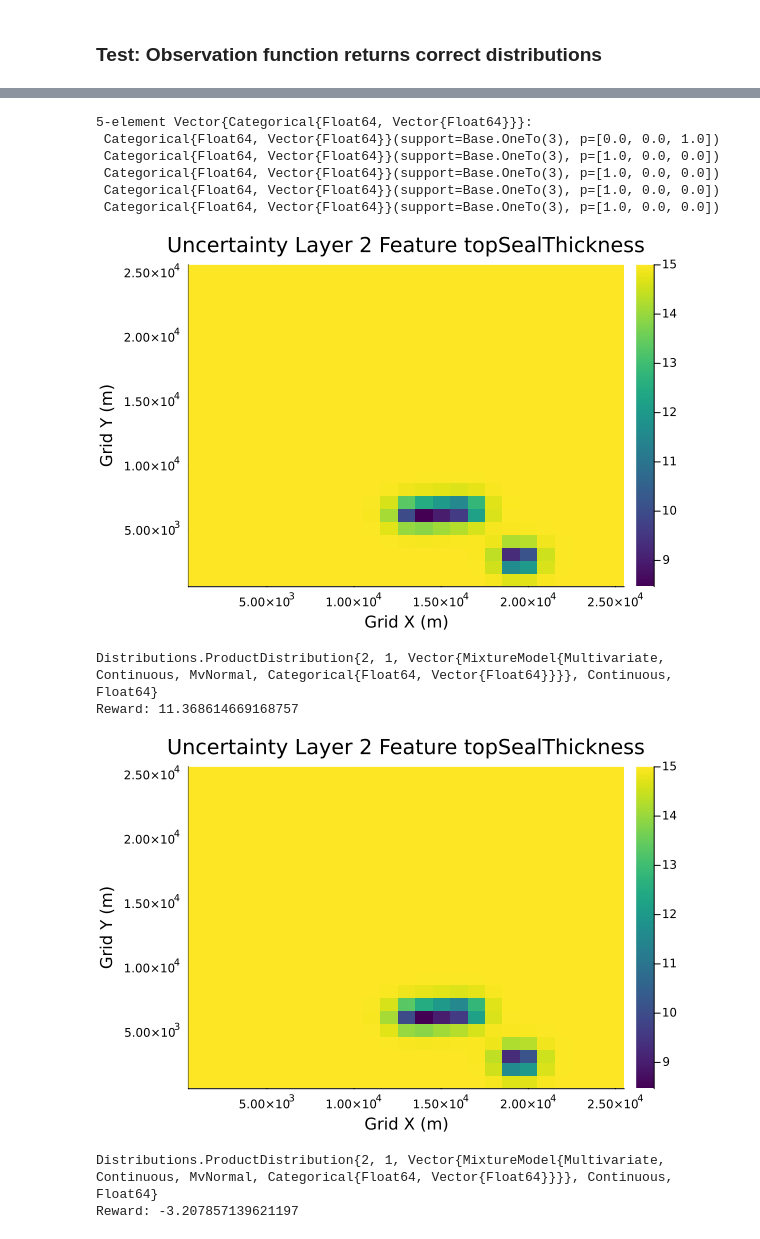
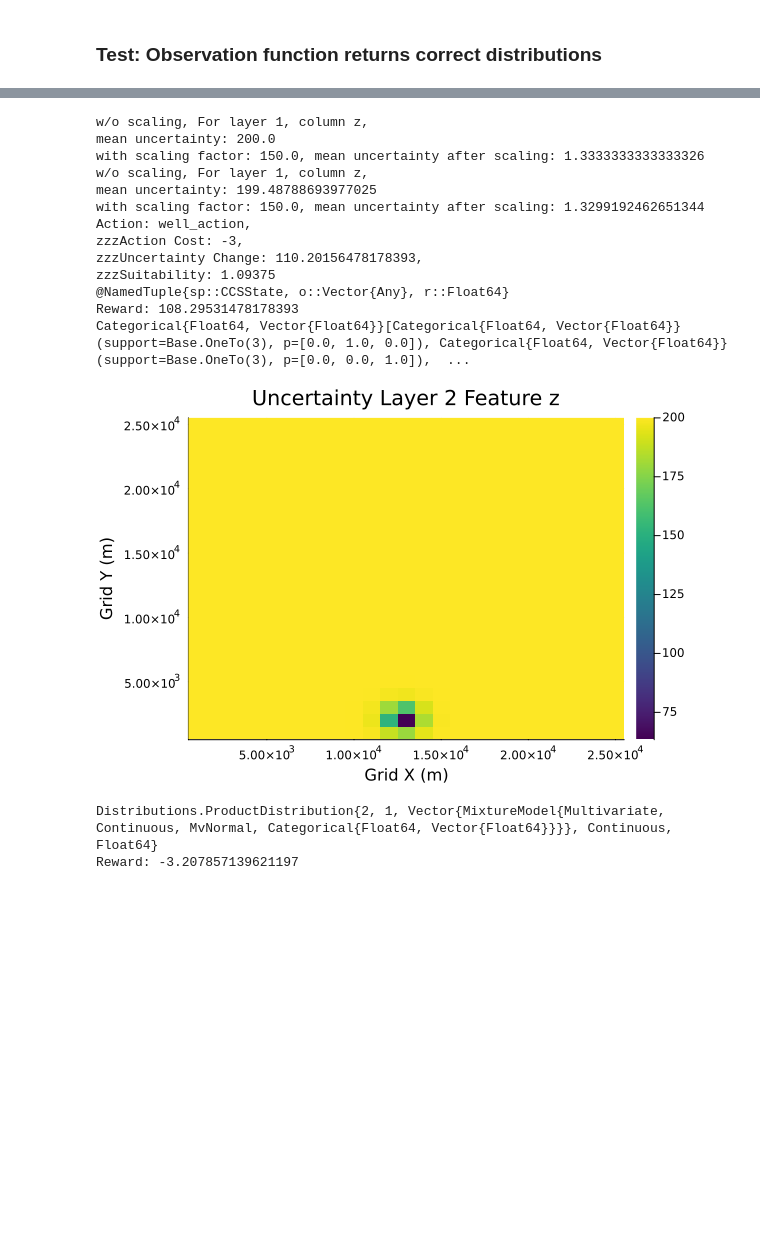
Before and after one commit to sisl/CGS_CCS, a Jupyter notebook: scripts/scratch.ipynb, the cells around one changed output, grey strips where cells are left out. Drawn from its saved outputs; the diff is of its cells as text; code cells hidden in the pictures; blank space fills up the shorter version.

```diff
--- a/scripts/scratch.ipynb
+++ b/scripts/scratch.ipynb
@@ -58,26 +63,26 @@ pomdp.rocktype_belief
-# %%
-distr = POMDPs.observation(pomdp, all_actions[2], pomdp.state);
-pomdp.rocktype_belief
-# %% [output]
-5-element Vector{Categorical{Float64, Vector{Float64}}}:
- Categorical{Float64, Vector{Float64}}(support=Base.OneTo(3), p=[0.0, 0.0, 1.0])
- Categorical{Float64, Vector{Float64}}(support=Base.OneTo(3), p=[1.0, 0.0, 0.0])
- Categorical{Float64, Vector{Float64}}(support=Base.OneTo(3), p=[1.0, 0.0, 0.0])
- Categorical{Float64, Vector{Float64}}(support=Base.OneTo(3), p=[1.0, 0.0, 0.0])
- Categorical{Float64, Vector{Float64}}(support=Base.OneTo(3), p=[1.0, 0.0, 0.0])
-# %%
-visualize_uncertainty(pomdp, 2, FEATURE)
-# %% [output]
-[figure, removed]
-# %%
-reward = POMDPs.reward(pomdp, pomdp.state, all_actions[2])
-println(typeof(distr), "\nReward: ", reward)
-
-visualize_uncertainty(pomdp, 2, FEATURE)
-# %% [output]
-Distributions.ProductDistribution{2, 1, Vector{MixtureModel{Multivariate, Continuous, MvNormal, Categorical{Float64, Vector{Float64}}}}, Continuous, Float64}
-Reward: 11.368614669168757
-[figure, removed]
+# %%
+curstate = rand(initialstate(pomdp))
+step = POMDPs.gen(pomdp, curstate, all_actions[2], nothing)
+println(typeof(step), "\nReward: ", step.r)
+curstate = step.sp
+
+println(curstate.rocktype_belief)
+visualize_uncertainty(curstate, 2, FEATURE)
+# %% [output]
+w/o scaling, For layer 1, column z,
+mean uncertainty: 200.0
+with scaling factor: 150.0, mean uncertainty after scaling: 1.3333333333333326
+w/o scaling, For layer 1, column z,
+mean uncertainty: 199.48788693977025
+with scaling factor: 150.0, mean uncertainty after scaling: 1.3299192462651344
+Action: well_action,
+zzzAction Cost: -3,
+zzzUncertainty Change: 110.20156478178393,
+zzzSuitability: 1.09375
+@NamedTuple{sp::CCSState, o::Vector{Any}, r::Float64}
+Reward: 108.29531478178393
+Categorical{Float64, Vector{Float64}}[Categorical{Float64, Vector{Float64}}(support=Base.OneTo(3), p=[0.0, 1.0, 0.0]), Categorical{Float64, Vector{Float64}}(support=Base.OneTo(3), p=[0.0, 0.0, 1.0]),  ...
+[figure, added]
 # %%
 # Timing test for seismic line observation and reward function
 distr = POMDPs.observation(pomdp, all_actions[19], pomdp.state)
```
Also changed, not shown: parts of 4 cells of this notebook, 6 other files.
